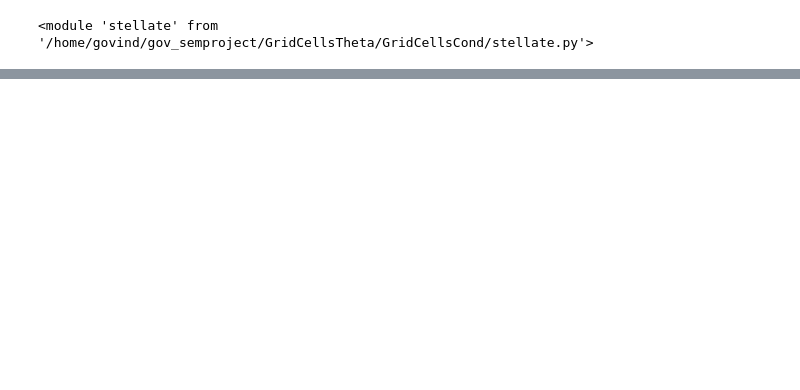
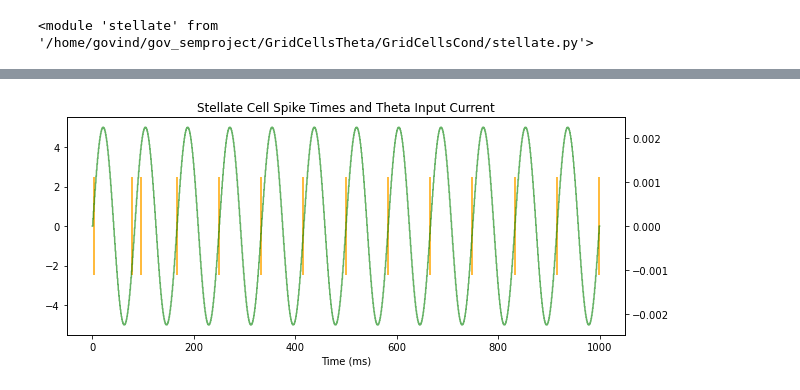
Before and after one commit to tiny-infinity/GridCellsTheta, a Jupyter notebook: amitabha_bose.ipynb, the cells around one changed output, grey strips where cells are left out. Saved outputs shown, nothing was run; the diff lists cells and outputs as text; code cells hidden in the pictures; blank space fills up the shorter version.

```diff
--- a/amitabha_bose.ipynb
+++ b/amitabha_bose.ipynb
@@ -72,0 +80,10 @@ plt.show()
+# %%
+fig, ax = plt.subplots(figsize=(10, 4))
+ax1 = ax.twinx()
+ax.eventplot(spike_times, lineoffsets=0, colors='orange', linelengths=5)
+ax1.plot(time, i_theta.to_python(), color='g', alpha=0.6)
+ax.set_xlabel('Time (ms)')
+ax.set_title('Stellate Cell Spike Times and Theta Input Current')
+plt.show()
+# %% [output]
+[figure, added]
```
Also changed, not shown: parts of 7 cells of this notebook.
